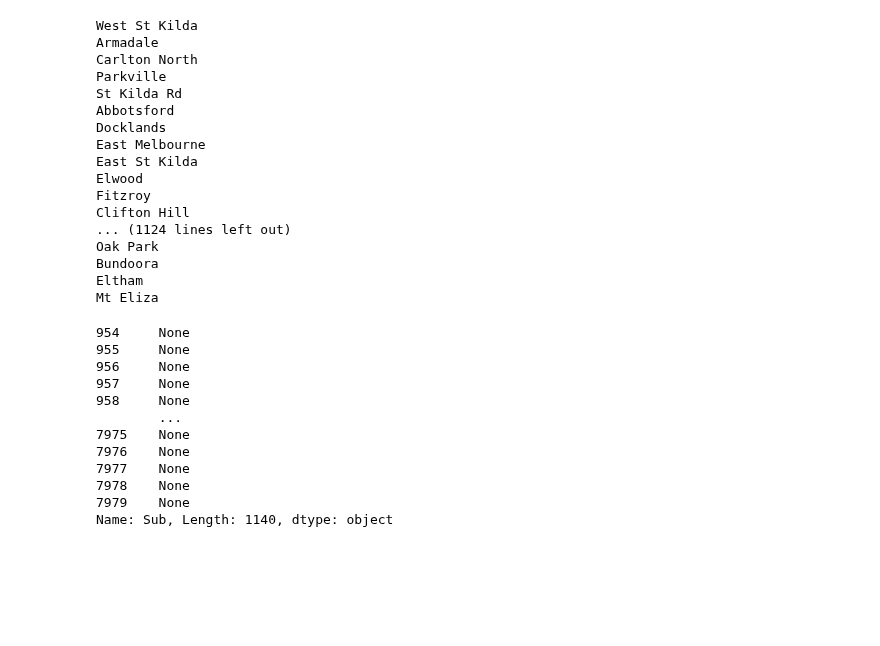
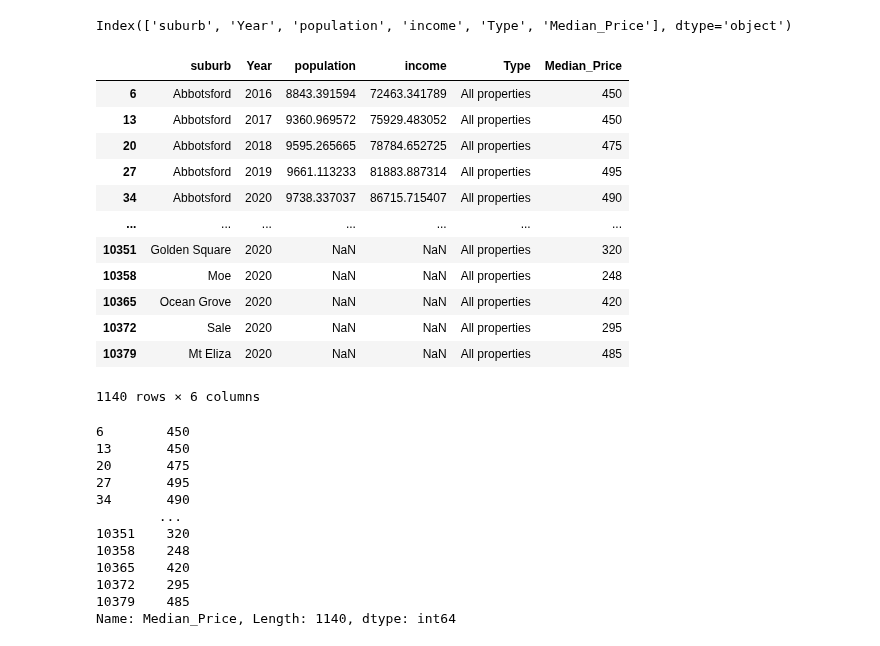
Before and after one commit to MAST30034-Applied-Data-Science/generic-real-estate-consulting-project-group-21, a Jupyter notebook: notebooks/question-two-modelling-analysis.ipynb, the cells around one changed output. Saved outputs shown, nothing was run; the diff lists cells and outputs as text; code cells hidden in the pictures; blank space fills up the shorter version.

```diff
--- a/notebooks/question-two-modelling-analysis.ipynb
+++ b/notebooks/question-two-modelling-analysis.ipynb
@@ -7,2 +19,6 @@ df = pd.read_csv('../data/curated/historical_data.csv')
+# %%
+df.columns
+# %% [output]
+Index(['suburb', 'Year', 'population', 'income', 'Type', 'Median_Price'], dtype='object')
 # %%
 df = df[df['Type']=='All properties']
@@ -12,32 +24,0 @@ def percent_growth(row):
-# %%
-df['Sub'].apply(percent_growth)
-# %% [output]
-West St Kilda
-Armadale
-Carlton North
-Parkville
-St Kilda Rd
-Abbotsford
-Docklands
-East Melbourne
-East St Kilda
-Elwood
-Fitzroy
-Clifton Hill
-... (1124 lines left out)
-Oak Park
-Bundoora
-Eltham
-Mt Eliza
-954     None
-955     None
-956     None
-957     None
-958     None
-        ...
-7975    None
-7976    None
-7977    None
-7978    None
-7979    None
-Name: Sub, Length: 1140, dtype: object
@@ -43,0 +27,31 @@ Name: Sub, Length: 1140, dtype: object
+# %%
+df
+# %% [output]
+|  | suburb | Year | population | income | Type | Median_Price |
+| 6 | Abbotsford | 2016 | 8843.391594 | 72463.341789 | All properties | 450 |
+| 13 | Abbotsford | 2017 | 9360.969572 | 75929.483052 | All properties | 450 |
+| 20 | Abbotsford | 2018 | 9595.265665 | 78784.652725 | All properties | 475 |
+| 27 | Abbotsford | 2019 | 9661.113233 | 81883.887314 | All properties | 495 |
+| 34 | Abbotsford | 2020 | 9738.337037 | 86715.715407 | All properties | 490 |
+| ... | ... | ... | ... | ... | ... | ... |
+| 10351 | Golden Square | 2020 | NaN | NaN | All properties | 320 |
+| 10358 | Moe | 2020 | NaN | NaN | All properties | 248 |
+| 10365 | Ocean Grove | 2020 | NaN | NaN | All properties | 420 |
+| 10372 | Sale | 2020 | NaN | NaN | All properties | 295 |
+| 10379 | Mt Eliza | 2020 | NaN | NaN | All properties | 485 |
+1140 rows × 6 columns
+# %%
+df['Median_Price']
+# %% [output]
+6        450
+13       450
+20       475
+27       495
+34       490
+        ...
+10351    320
+10358    248
+10365    420
+10372    295
+10379    485
+Name: Median_Price, Length: 1140, dtype: int64
```
Also changed, not shown: parts of 10 cells of this notebook, 1 other file.
